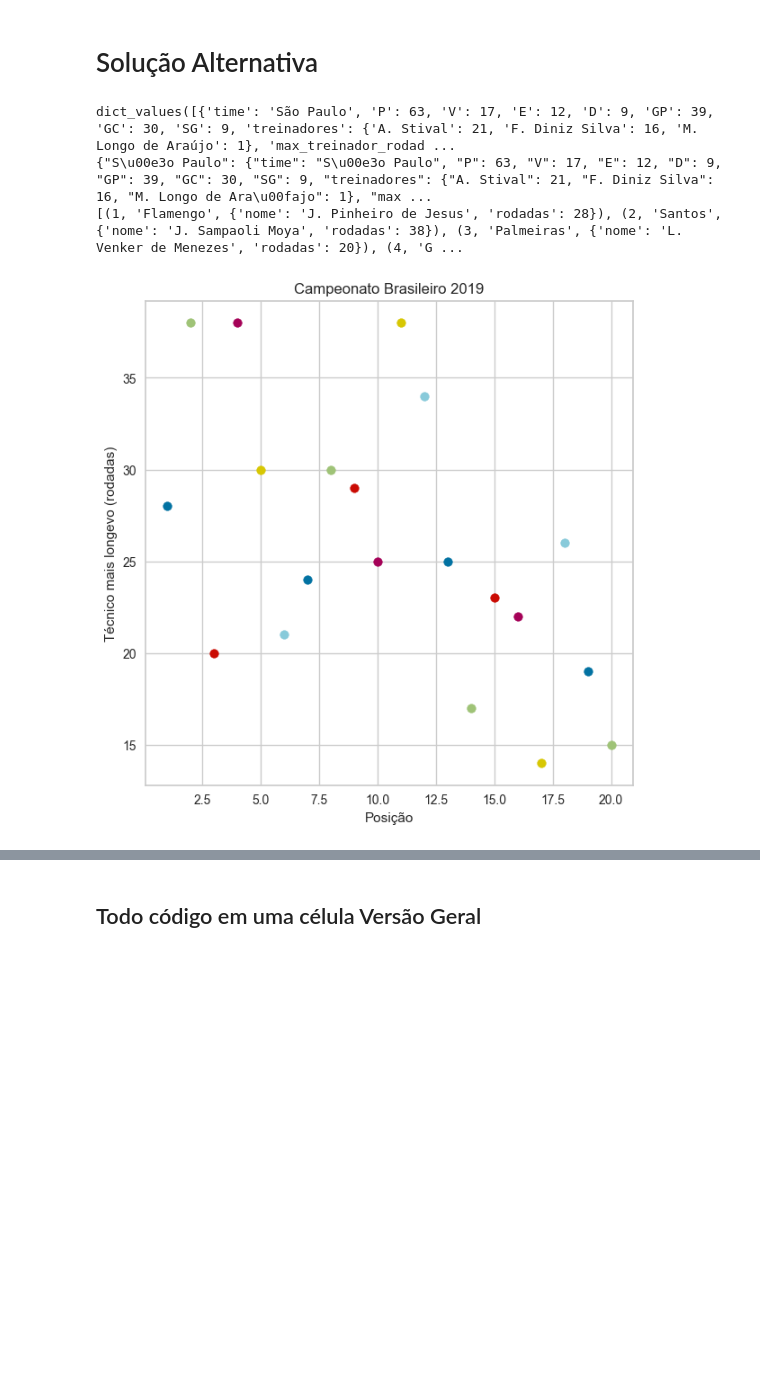
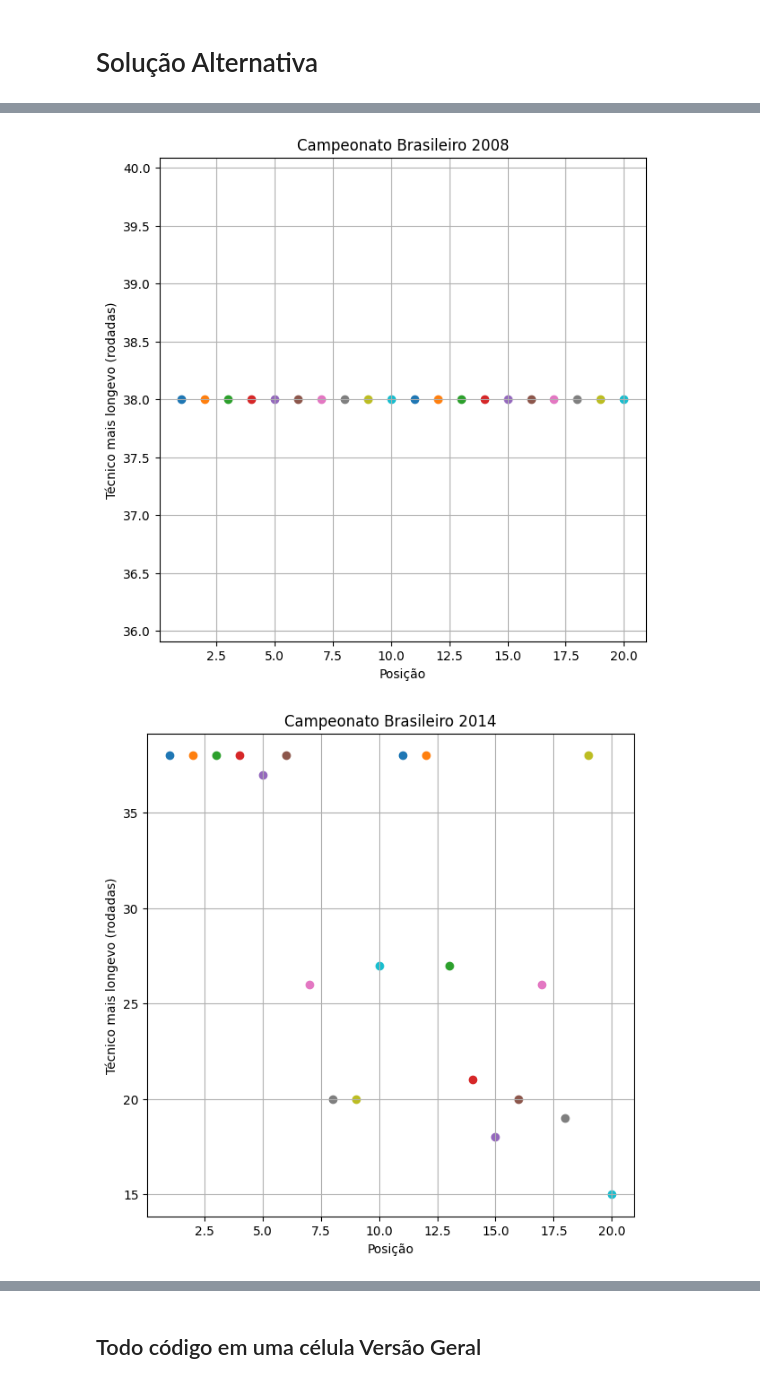
Before and after one commit to ChenYP-1982/ADA-Pr1, a Jupyter notebook: Projeto_final.ipynb, the cells around one changed output, grey strips where cells are left out. Cells and saved outputs as stored; diff of their text form; code cells hidden in the pictures; blank space fills up the shorter version.

```diff
--- a/Projeto_final.ipynb
+++ b/Projeto_final.ipynb
@@ -515,14 +564,14 @@ def calcular_resultados_brasileirao(dados):
 
       #PARTE 1 - ANÁLISE DE GOLS
       # chave1 = time1
-      resultado1 = resultados.get(time1)
+      resultado1 = resultados.get(time1.lower())
       if resultado1 == None:
-        resultado1 = resultados[time1] = {"time": time1,"P":0,"V":0,"E":0,"D":0,"GP":0,"GC":0,"SG":0,"treinadores":{},"max_treinador_rodadas":{"nome":"","rodadas":0}}
+        resultado1 = resultados[time1.lower()] = {"time": time1,"P":0,"V":0,"E":0,"D":0,"GP":0,"GC":0,"SG":0,"treinadores":{},"max_treinador_rodadas":{"nome":"","rodadas":0}}
 
       #chave = time2
-      resultado2 = resultados.get(time2)
+      resultado2 = resultados.get(time2.lower())
       if resultado2 == None:
-        resultado2 = resultados[time2] = {"time": time2,"P":0,"V":0,"E":0,"D":0,"GP":0,"GC":0,"SG":0,"treinadores":{},"max_treinador_rodadas":{"nome":"","rodadas":0}}
+        resultado2 = resultados[time2.lower()] = {"time": time2,"P":0,"V":0,"E":0,"D":0,"GP":0,"GC":0,"SG":0,"treinadores":{},"max_treinador_rodadas":{"nome":"","rodadas":0}}
 
       if gols1 > gols2: #ganhou time 1
 
@@ -587,10 +636,7 @@ def calcular_resultados_brasileirao(dados):
   return resultados
 
 
-resultados = calcular_resultados_brasileirao(df)
-    #print(time1,time1_goals,"X",time2_goals,time2)
-print(resultados.values())
-print(json.dumps(resultados))
+
 
 
 def classificar_resultados(resultados):
@@ -601,22 +647,15 @@ def classificar_resultados(resultados):
             sorted(
                   list(resultados.values()),
                   reverse = True,
-                  key = lambda resultado: (resultado["P"], resultado["V"], resultado["GP"], resultado["SG"])
+                  key = lambda resultado: (resultado["P"], resultado["V"], resultado["SG"], resultado["GP"])
             )
         )
   ]
-
-analise = classificar_resultados(resultados)
-print(analise)
-# %% [output]
-dict_values([{'time': 'São Paulo', 'P': 63, 'V': 17, 'E': 12, 'D': 9, 'GP': 39, 'GC': 30, 'SG': 9, 'treinadores': {'A. Stival': 21, 'F. Diniz Silva': 16, 'M. Longo de Araújo': 1}, 'max_treinador_rodad ...
-{"S\u00e3o Paulo": {"time": "S\u00e3o Paulo", "P": 63, "V": 17, "E": 12, "D": 9, "GP": 39, "GC": 30, "SG": 9, "treinadores": {"A. Stival": 21, "F. Diniz Silva": 16, "M. Longo de Ara\u00fajo": 1}, "max ...
-[(1, 'Flamengo', {'nome': 'J. Pinheiro de Jesus', 'rodadas': 28}), (2, 'Santos', {'nome': 'J. Sampaoli Moya', 'rodadas': 38}), (3, 'Palmeiras', {'nome': 'L. Venker de Menezes', 'rodadas': 20}), (4, 'G ...
 # %%
-def plotar_analise(analise):
+def plotar_analise(analise,ano):
     plt.figure(figsize=(7,7))
-    plt.title('Campeonato Brasileiro 2019')
-    # legenda = []
+    plt.title(f'Campeonato Brasileiro {ano}')
+        # legenda = []
     for resultado in analise:
       plt.scatter(resultado[0],resultado[2]["rodadas"])
     #   legenda.append(resultado[1] + " (" + resultado[2]["nome"] + ")")
@@ -625,7 +664,19 @@ def plotar_analise(analise):
     plt.ylabel('Técnico mais longevo (rodadas)')
     plt.grid(True)
     plt.xscale('linear')
-
-plotar_analise(analise)
-# %% [output]
-[figure, removed]
+# %%
+for ano in range(2006,2024):
+    try:
+        dados = pd.read_json(f'brasileirao-{ano}.json')
+        resultados = calcular_resultados_brasileirao(dados)
+            #print(time1,time1_goals,"X",time2_goals,time2)
+        print(resultados.keys())
+        # print(ano,resultados.values())
+        # print(json.dumps(resultados))
+        analise = classificar_resultados(resultados)
+
+        print(ano,analise)
+        plotar_analise(analise,ano)
+    except:
+        pass
+# %% [output]
@@ -631,0 +703,2 @@ plotar_analise(analise)
+[figure, added]
+[figure, added]
```
Also changed, not shown: parts of 14 cells of this notebook.
